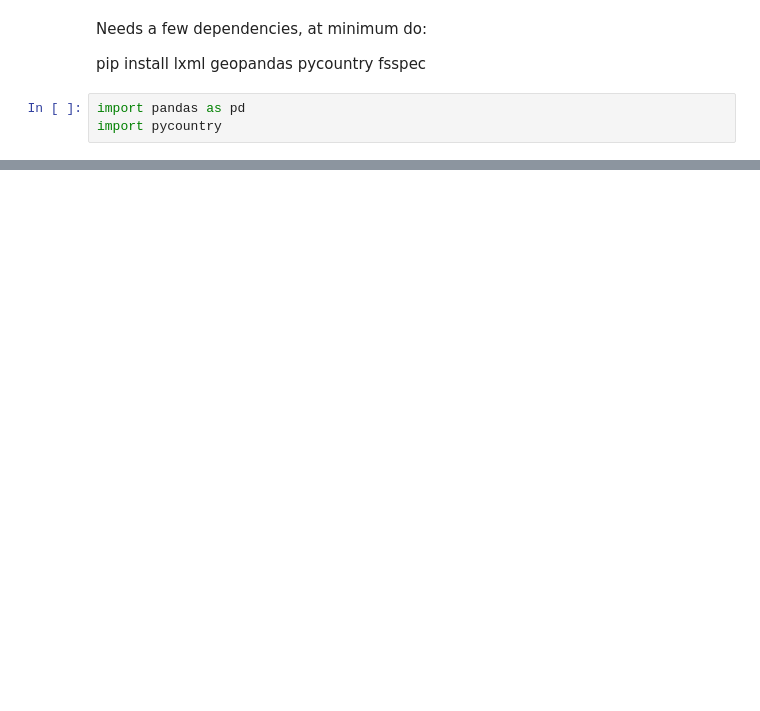
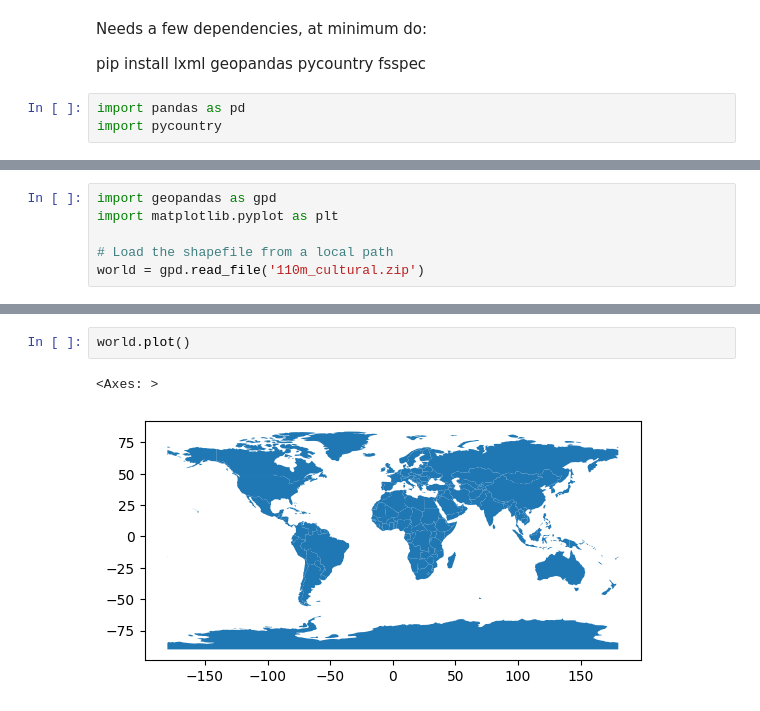
Before and after one commit to cedarmora/no-olympic-medals, a Jupyter notebook: no-olympic-medals.ipynb, the cells around one changed output, grey strips where cells are left out. Cells and saved outputs as stored; diff of their text form; blank space fills up the shorter version.

Commit message:
Basic graph working but missing countries because of old map

```diff
--- a/no-olympic-medals.ipynb
+++ b/no-olympic-medals.ipynb
@@ -62,0 +113,6 @@ plt.show()
+# %%
+import geopandas as gpd
+import matplotlib.pyplot as plt
+
+# Load the shapefile from a local path
+world = gpd.read_file('110m_cultural.zip')
@@ -62,0 +160,5 @@ plt.show()
+# %%
+world.plot()
+# %% [output]
+<Axes: >
+[figure, added]
```
Also changed, not shown: parts of 11 cells of this notebook, 4 other files.
